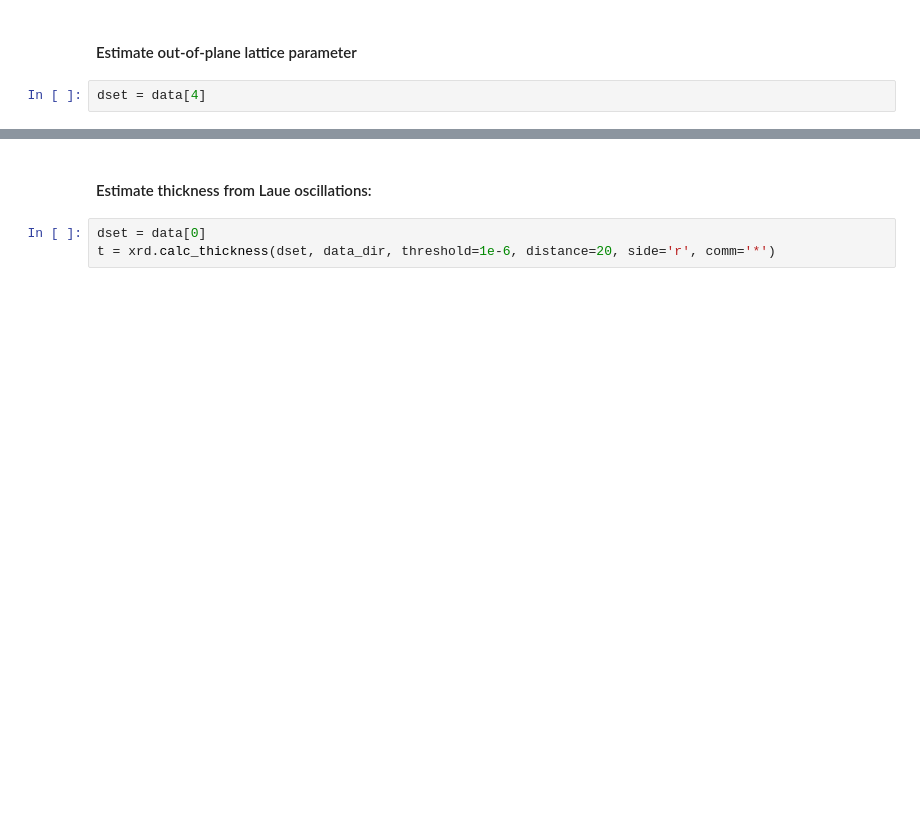
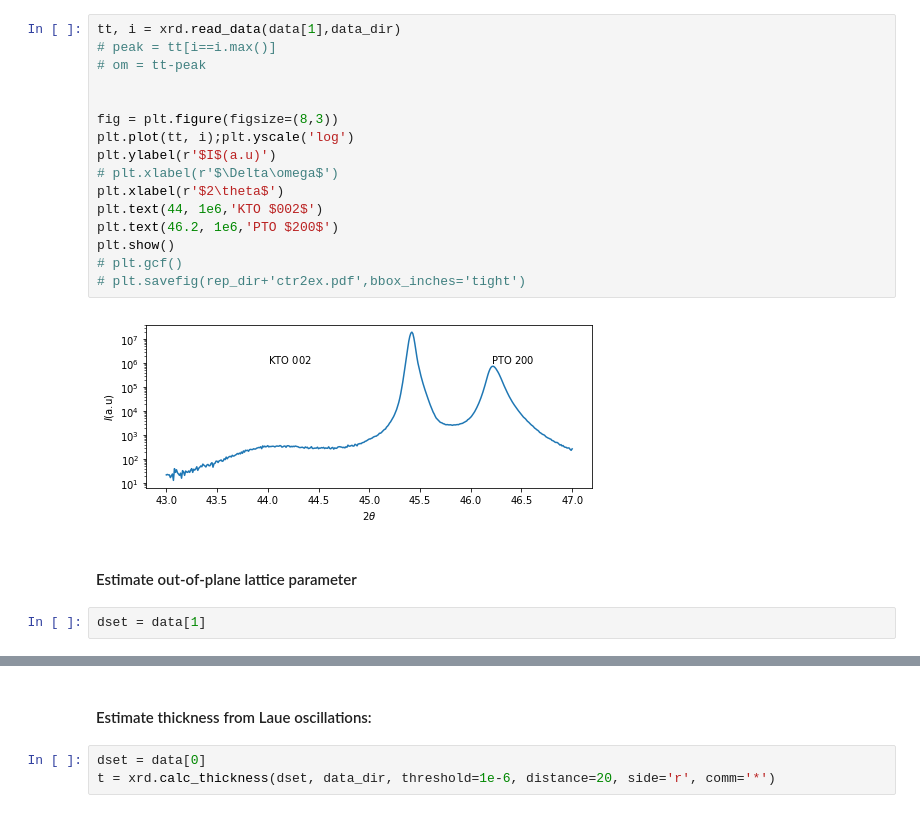
Before and after one commit to ezatterin/notebooks, a Jupyter notebook: report/rep_linux_rigaku_ctr.ipynb, the cells around one changed output, grey strips where cells are left out. Drawn from its saved outputs; the diff is of its cells as text; blank space fills up the shorter version.

```diff
--- a/report/rep_linux_rigaku_ctr.ipynb
+++ b/report/rep_linux_rigaku_ctr.ipynb
@@ -33,7 +62,25 @@ plt.plot(*xrd.read_data(data[4],data_dir));plt.yscale('log');plt.show()
+# %%
+tt, i = xrd.read_data(data[1],data_dir)
+# peak = tt[i==i.max()]
+# om = tt-peak
+
+
+fig = plt.figure(figsize=(8,3))
+plt.plot(tt, i);plt.yscale('log')
+plt.ylabel(r'$I$(a.u)')
+# plt.xlabel(r'$\Delta\omega$')
+plt.xlabel(r'$2\theta$')
+plt.text(44, 1e6,'KTO $002$')
+plt.text(46.2, 1e6,'PTO $200$')
+plt.show()
+# plt.gcf()
+# plt.savefig(rep_dir+'ctr2ex.pdf',bbox_inches='tight')
+# %% [output]
+[figure, added]
 # %% [markdown]
 #### Estimate out-of-plane lattice parameter
 # %%
-dset = data[4]
+dset = data[1]
 # %%
 xdata, ydata = xrd.read_data(dset,data_dir,comments='*')
 idxs = pk.indexes(ydata, thres=1e-6, min_dist=10)
```
Also changed, not shown: parts of 9 cells of this notebook, 10 other files.
